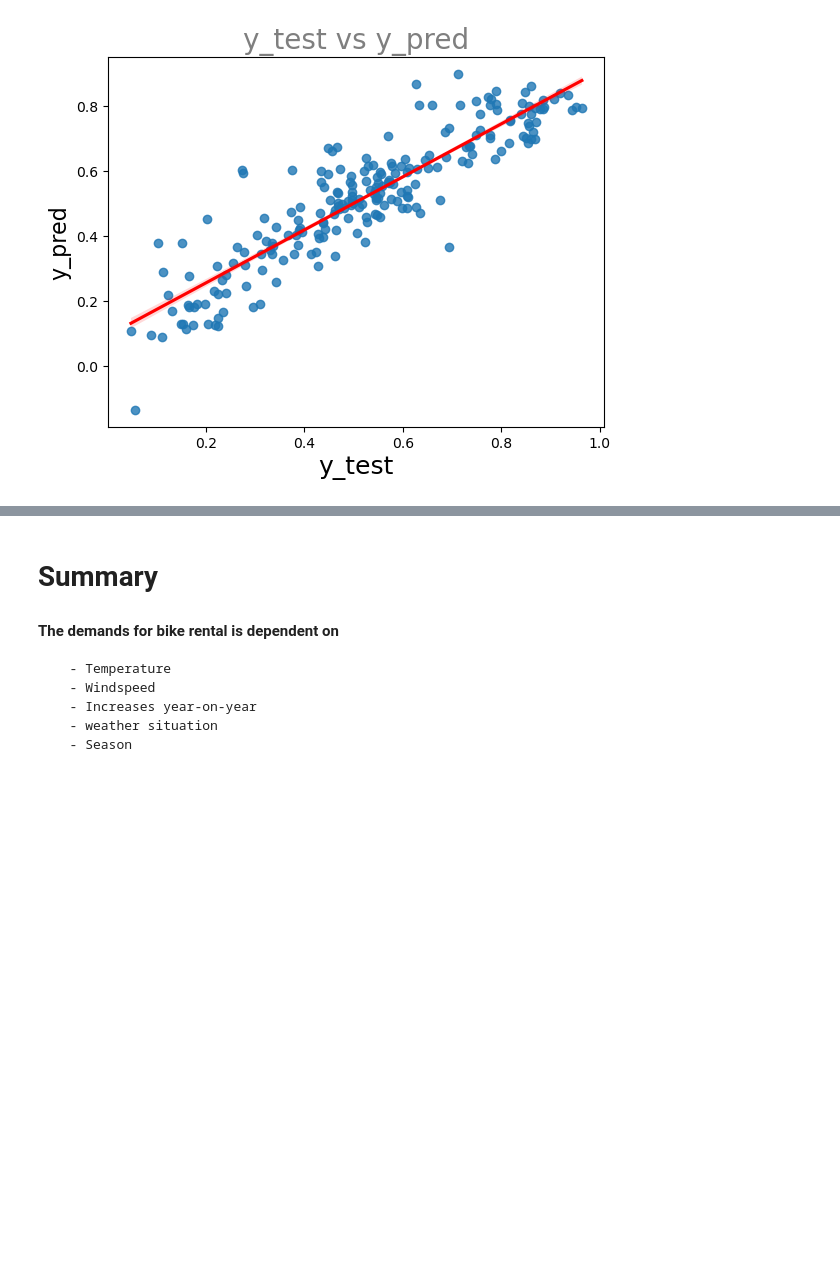
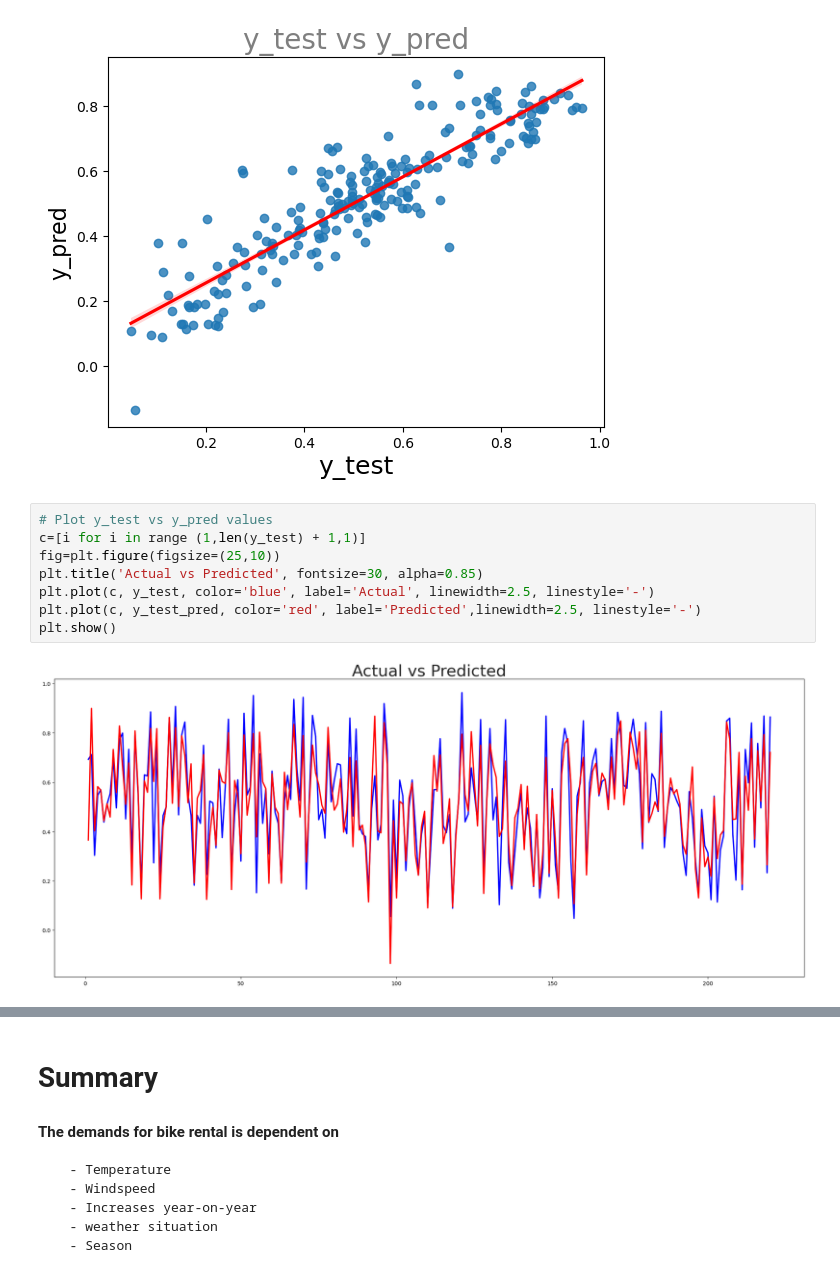
Before and after one commit to neodexter/Upgrad_Bike_Sharing_Balaji, a Jupyter notebook: Bike_Sharing_Balaji.ipynb, the cells around one changed output, grey strips where cells are left out. Cells and saved outputs as stored; diff of their text form; blank space fills up the shorter version.

```diff
--- a/Bike_Sharing_Balaji.ipynb
+++ b/Bike_Sharing_Balaji.ipynb
@@ -590,3 +590,13 @@ plt.ylabel('y_pred', fontsize=16)
 plt.show()
 # %% [output]
 [figure]
+# %%
+# Plot y_test vs y_pred values
+c=[i for i in range (1,len(y_test) + 1,1)]
+fig=plt.figure(figsize=(25,10))
+plt.title('Actual vs Predicted', fontsize=30, alpha=0.85)
+plt.plot(c, y_test, color='blue', label='Actual', linewidth=2.5, linestyle='-')
+plt.plot(c, y_test_pred, color='red', label='Predicted',linewidth=2.5, linestyle='-')
+plt.show()
+# %% [output]
+[figure, added]
```
Also changed, not shown: parts of 1 cell of this notebook.
